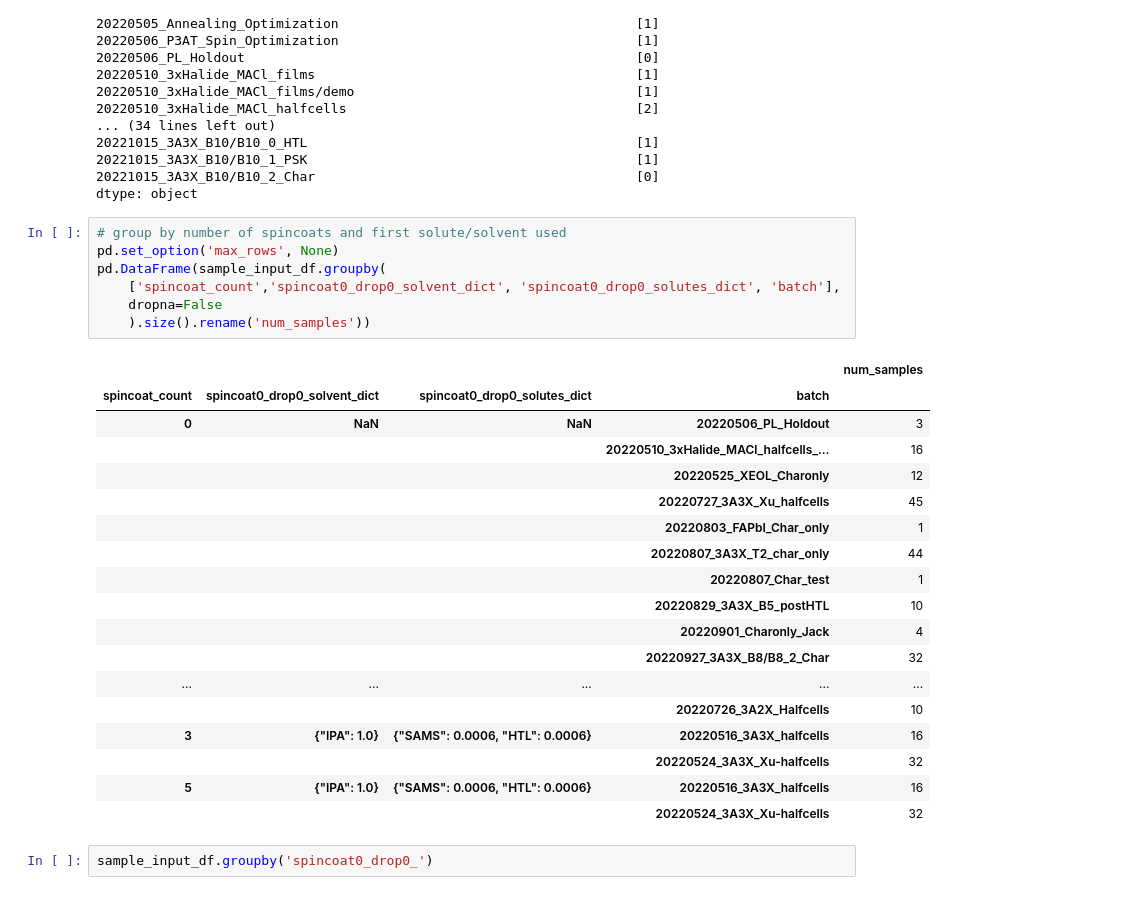
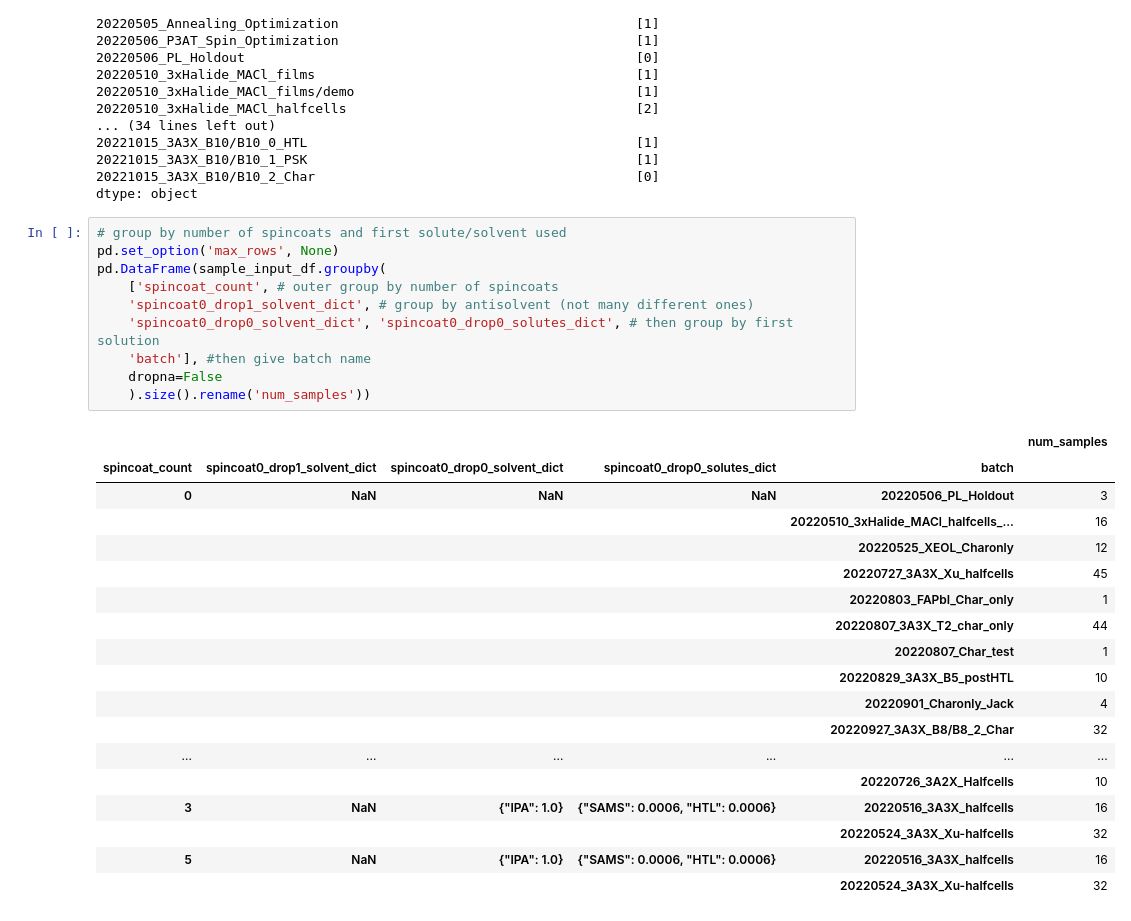
Before and after one commit to fenning-research-group/PASCAL_TrainView, a Jupyter notebook: input_eda.ipynb, the cells around one changed output. Drawn from its saved outputs; the diff is of its cells as text.

Commit message:
also group by antisolvent

```diff
--- a/input_eda.ipynb
+++ b/input_eda.ipynb
@@ -226,28 +226,29 @@ dtype: object
 # %%
 # group by number of spincoats and first solute/solvent used
 pd.set_option('max_rows', None)
 pd.DataFrame(sample_input_df.groupby(
-    ['spincoat_count','spincoat0_drop0_solvent_dict', 'spincoat0_drop0_solutes_dict', 'batch'],
+    ['spincoat_count', # outer group by number of spincoats
+    'spincoat0_drop1_solvent_dict', # group by antisolvent (not many different ones)
+    'spincoat0_drop0_solvent_dict', 'spincoat0_drop0_solutes_dict', # then group by first solution
+    'batch'], #then give batch name
     dropna=False
     ).size().rename('num_samples'))
 # %% [output]
-|  |  |  |  | num_samples |
-| spincoat_count | spincoat0_drop0_solvent_dict | spincoat0_drop0_solutes_dict | batch |  |
-| 0 | NaN | NaN | 20220506_PL_Holdout | 3 |
-|  |  |  | 20220510_3xHalide_MACl_halfcells_... | 16 |
-|  |  |  | 20220525_XEOL_Charonly | 12 |
-|  |  |  | 20220727_3A3X_Xu_halfcells | 45 |
-|  |  |  | 20220803_FAPbI_Char_only | 1 |
-|  |  |  | 20220807_3A3X_T2_char_only | 44 |
-|  |  |  | 20220807_Char_test | 1 |
-|  |  |  | 20220829_3A3X_B5_postHTL | 10 |
-|  |  |  | 20220901_Charonly_Jack | 4 |
-|  |  |  | 20220927_3A3X_B8/B8_2_Char | 32 |
-| ... | ... | ... | ... | ... |
-|  |  |  | 20220726_3A2X_Halfcells | 10 |
-| 3 | {"IPA": 1.0} | {"SAMS": 0.0006, "HTL": 0.0006} | 20220516_3A3X_halfcells | 16 |
-|  |  |  | 20220524_3A3X_Xu-halfcells | 32 |
-| 5 | {"IPA": 1.0} | {"SAMS": 0.0006, "HTL": 0.0006} | 20220516_3A3X_halfcells | 16 |
-|  |  |  | 20220524_3A3X_Xu-halfcells | 32 |
+|  |  |  |  |  | num_samples |
+| spincoat_count | spincoat0_drop1_solvent_dict | spincoat0_drop0_solvent_dict | spincoat0_drop0_solutes_dict | batch |  |
+| 0 | NaN | NaN | NaN | 20220506_PL_Holdout | 3 |
+|  |  |  |  | 20220510_3xHalide_MACl_halfcells_... | 16 |
+|  |  |  |  | 20220525_XEOL_Charonly | 12 |
+|  |  |  |  | 20220727_3A3X_Xu_halfcells | 45 |
+|  |  |  |  | 20220803_FAPbI_Char_only | 1 |
+|  |  |  |  | 20220807_3A3X_T2_char_only | 44 |
+|  |  |  |  | 20220807_Char_test | 1 |
+|  |  |  |  | 20220829_3A3X_B5_postHTL | 10 |
+|  |  |  |  | 20220901_Charonly_Jack | 4 |
+|  |  |  |  | 20220927_3A3X_B8/B8_2_Char | 32 |
+| ... | ... | ... | ... | ... | ... |
+|  |  |  |  | 20220726_3A2X_Halfcells | 10 |
+| 3 | NaN | {"IPA": 1.0} | {"SAMS": 0.0006, "HTL": 0.0006} | 20220516_3A3X_halfcells | 16 |
+|  |  |  |  | 20220524_3A3X_Xu-halfcells | 32 |
+| 5 | NaN | {"IPA": 1.0} | {"SAMS": 0.0006, "HTL": 0.0006} | 20220516_3A3X_halfcells | 16 |
+|  |  |  |  | 20220524_3A3X_Xu-halfcells | 32 |
-# %%
-sample_input_df.groupby('spincoat0_drop0_')
```
